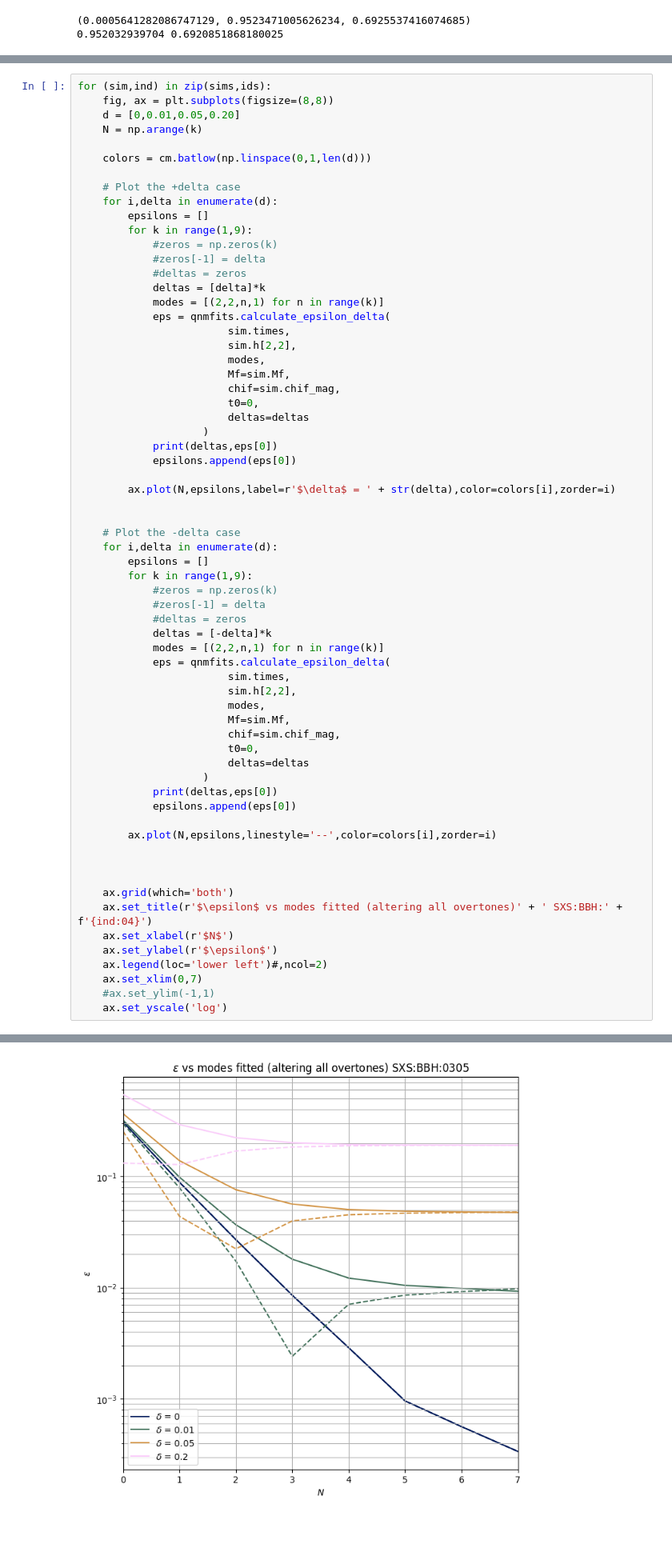
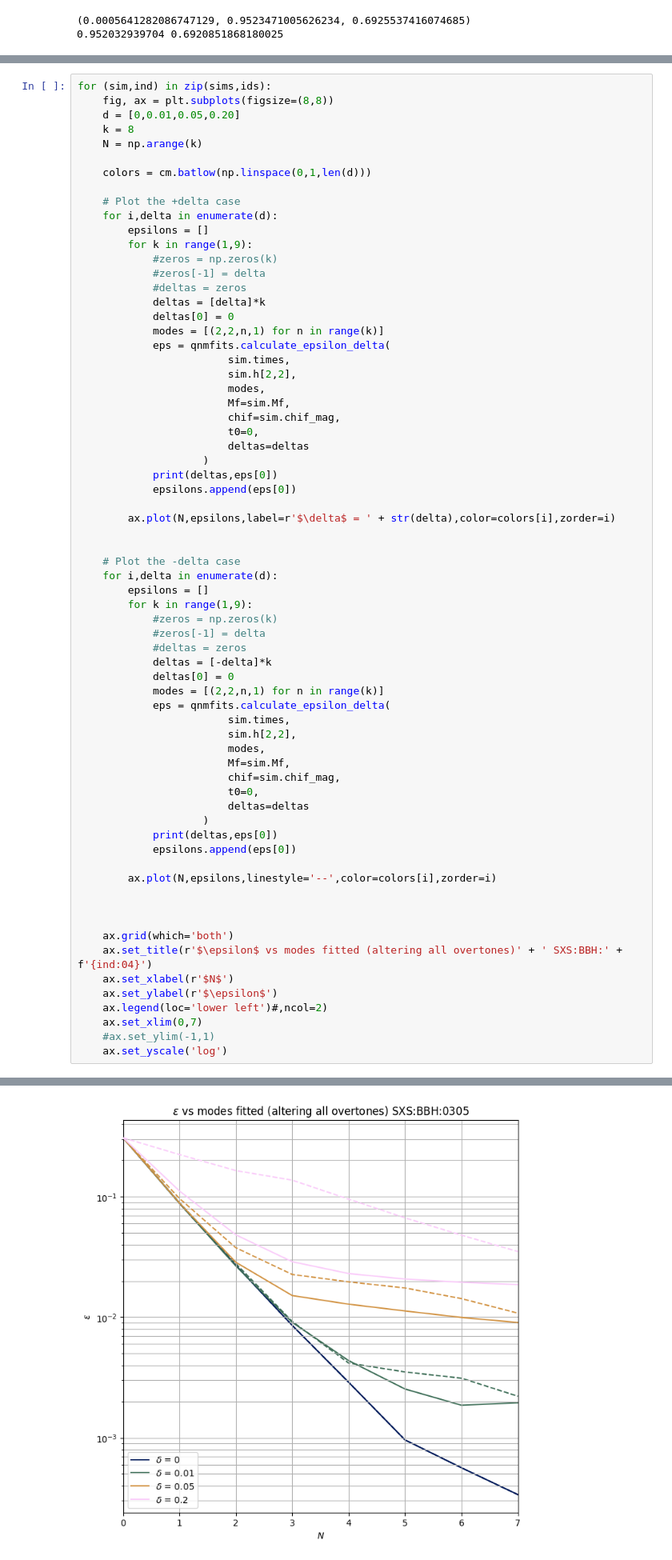
Before and after one commit to Stufffffs/qnmovertoneplots, a Jupyter notebook: overtonedelta.ipynb, the cells around one changed output, grey strips where cells are left out. Shown at 80% size. Saved outputs shown, nothing was run; the diff lists cells and outputs as text; blank space fills up the shorter version.

Commit message:
Added epsilon plots and fixed mismatch times.

```diff
--- a/overtonedelta.ipynb
+++ b/overtonedelta.ipynb
@@ -197,6 +172,7 @@ for i in range(k):
 for (sim,ind) in zip(sims,ids):
     fig, ax = plt.subplots(figsize=(8,8))
     d = [0,0.01,0.05,0.20]
+    k = 8
     N = np.arange(k)
 
     colors = cm.batlow(np.linspace(0,1,len(d)))
@@ -209,6 +185,7 @@ for (sim,ind) in zip(sims,ids):
             #zeros[-1] = delta
             #deltas = zeros
             deltas = [delta]*k
+            deltas[0] = 0
             modes = [(2,2,n,1) for n in range(k)]
             eps = qnmfits.calculate_epsilon_delta(
                         sim.times,
@@ -233,6 +210,7 @@ for (sim,ind) in zip(sims,ids):
             #zeros[-1] = delta
             #deltas = zeros
             deltas = [-delta]*k
+            deltas[0] = 0
             modes = [(2,2,n,1) for n in range(k)]
             eps = qnmfits.calculate_epsilon_delta(
                         sim.times,
@@ -279,4 +257,4 @@ for (sim,ind) in zip(sims,ids):
-[figure, old version]
+[figure, new version]
 # %%
 
 fig, ax = plt.subplots(figsize=(12,12))
```
Also changed, not shown: parts of 9 cells of this notebook, 5 other files.
